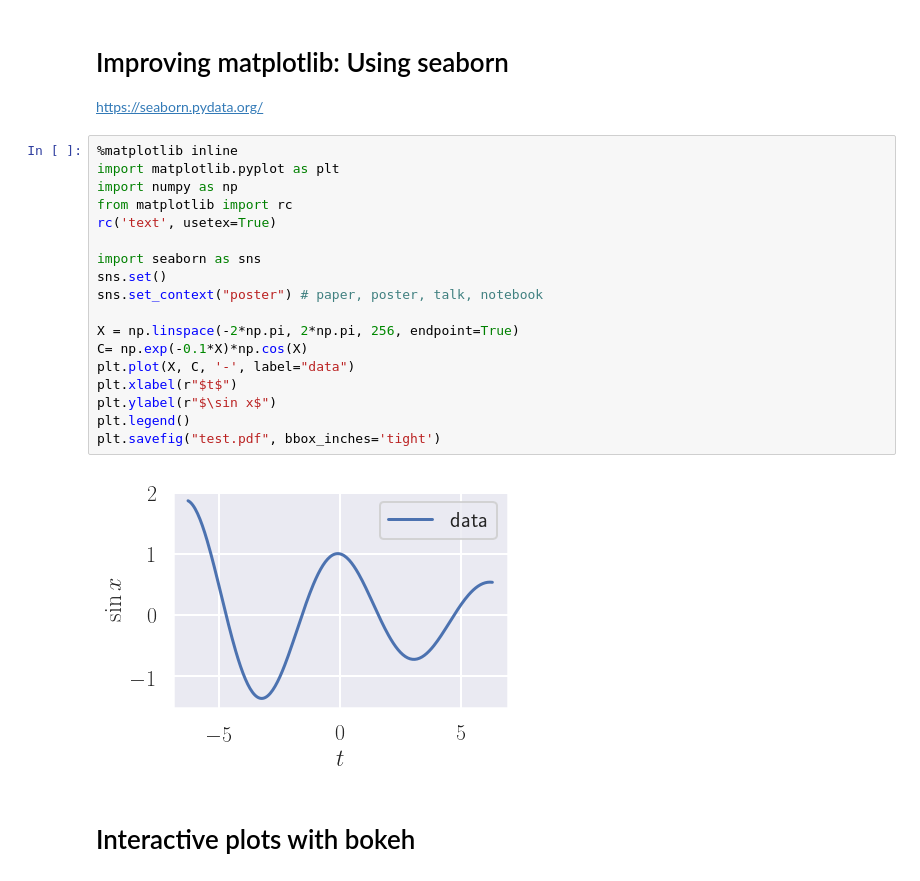
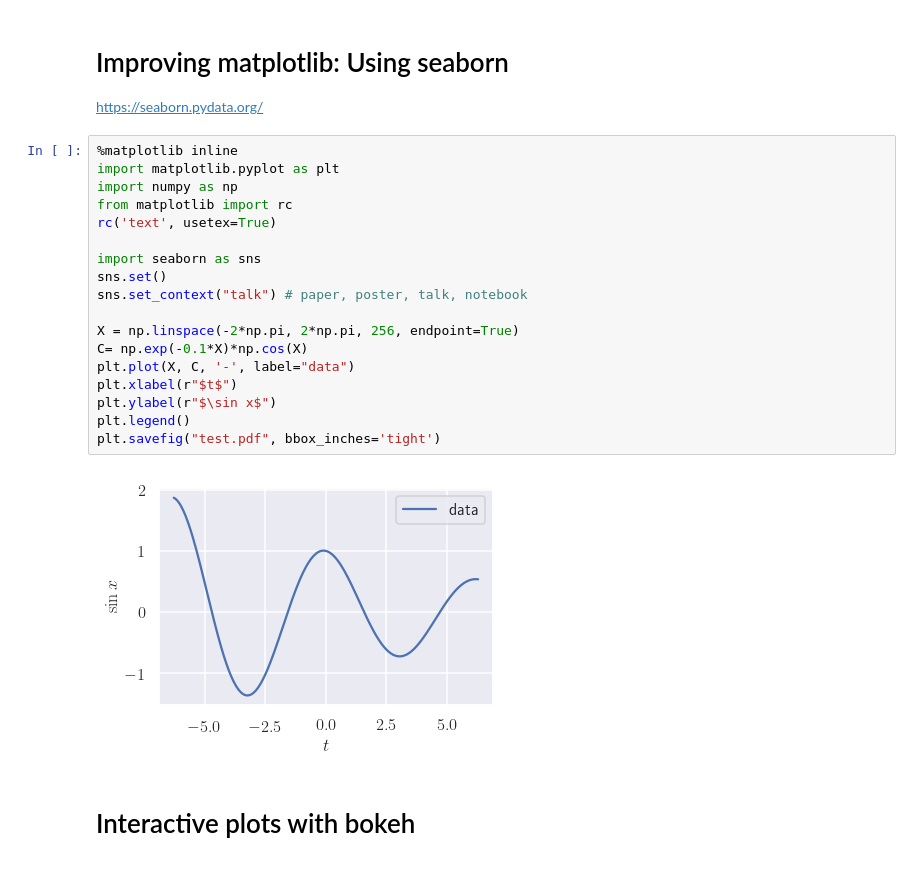
Before and after one commit to iluvatar1/IntroPython, a Jupyter notebook: Session-II-DataAnalysisAndVisualization/visualization-Intro.ipynb, the cells around one changed output. Saved outputs shown, nothing was run; the diff lists cells and outputs as text.

```diff
--- a/Session-II-DataAnalysisAndVisualization/visualization-Intro.ipynb
+++ b/Session-II-DataAnalysisAndVisualization/visualization-Intro.ipynb
@@ -201,23 +201,23 @@ https://seaborn.pydata.org/
 # %%
 %matplotlib inline
 import matplotlib.pyplot as plt
 import numpy as np
 from matplotlib import rc
 rc('text', usetex=True)
 
 import seaborn as sns
 sns.set()
-sns.set_context("poster") # paper, poster, talk, notebook
+sns.set_context("talk") # paper, poster, talk, notebook
 
 X = np.linspace(-2*np.pi, 2*np.pi, 256, endpoint=True)
 C= np.exp(-0.1*X)*np.cos(X)
 plt.plot(X, C, '-', label="data")
 plt.xlabel(r"$t$")
 plt.ylabel(r"$\sin x$")
 plt.legend()
 plt.savefig("test.pdf", bbox_inches='tight')
 # %% [output]
-[figure, old version]
+[figure, new version]
 # %% [markdown]
 #  Interactive plots with bokeh
 # %% [markdown]
```
Also changed, not shown: parts of 3 cells of this notebook, 2 other files.
